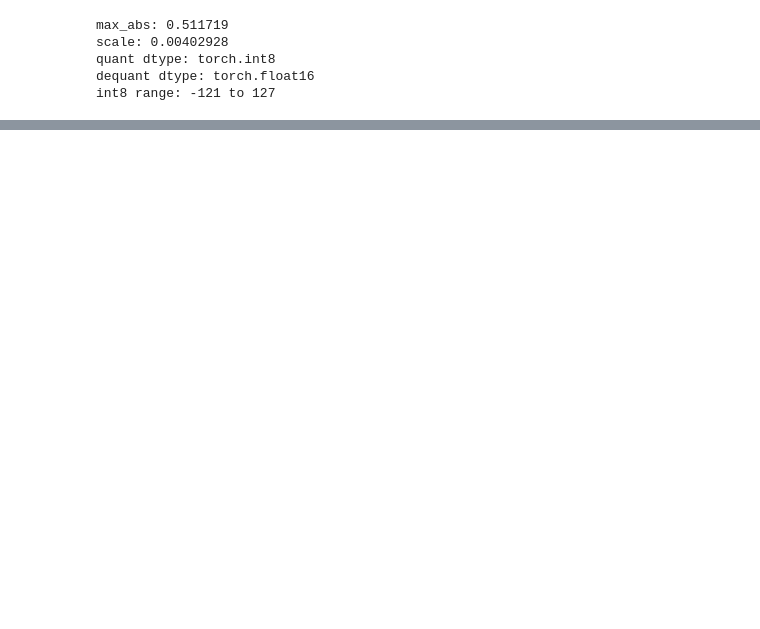
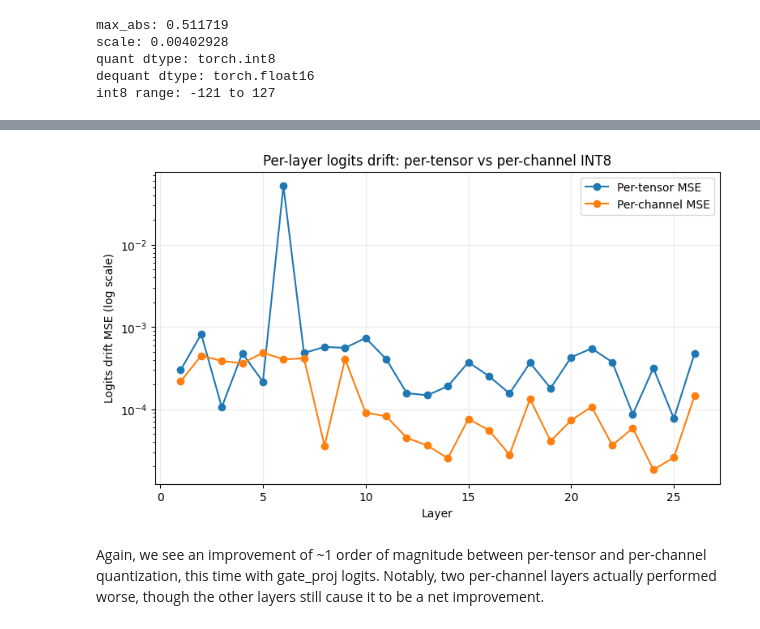
Before and after one commit to JR-Vickers/quantization-study, a Jupyter notebook: notebooks/04_manual_quantization.ipynb, the cells around one changed output, grey strips where cells are left out. Cells and saved outputs as stored; diff of their text form; code cells hidden in the pictures; blank space fills up the shorter version.

```diff
--- a/notebooks/04_manual_quantization.ipynb
+++ b/notebooks/04_manual_quantization.ipynb
@@ -807,0 +658,2 @@ Saved: ../results/04_manual_quantization.json
+# %%
+gate_proj_logits = logits_drift("shared_experts.gate_proj")
@@ -807,0 +678,6 @@ Saved: ../results/04_manual_quantization.json
+# %%
+plot_logits_drift(gate_proj_logits)
+# %% [output]
+[figure, added]
+# %% [markdown]
+Again, we see an improvement of ~1 order of magnitude between per-tensor and per-channel quantization, this time with gate_proj logits.  Notably, two per-channel layers actually performed worse, though the other layers still cause it to be a net improvement.
```
Also changed, not shown: parts of 68 cells of this notebook.
